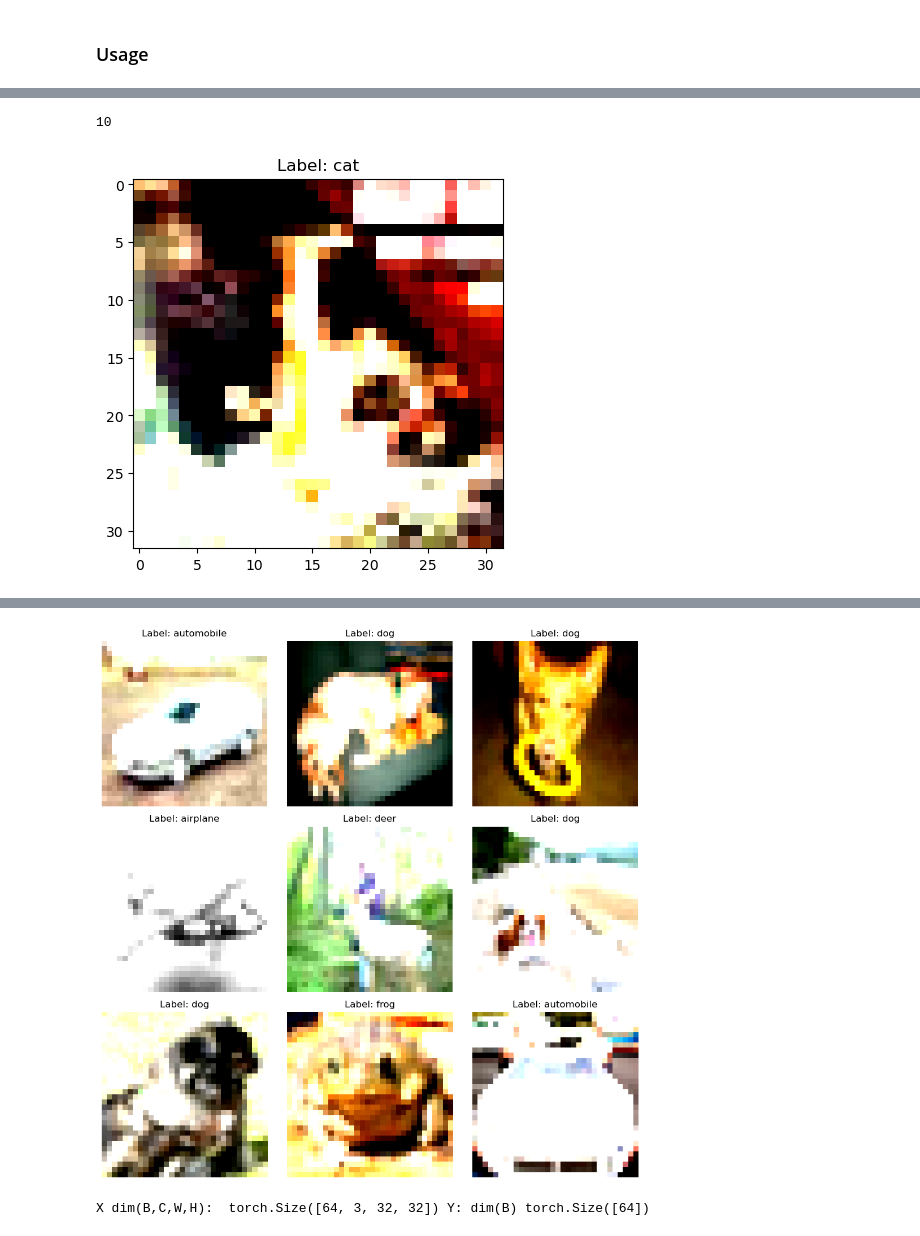
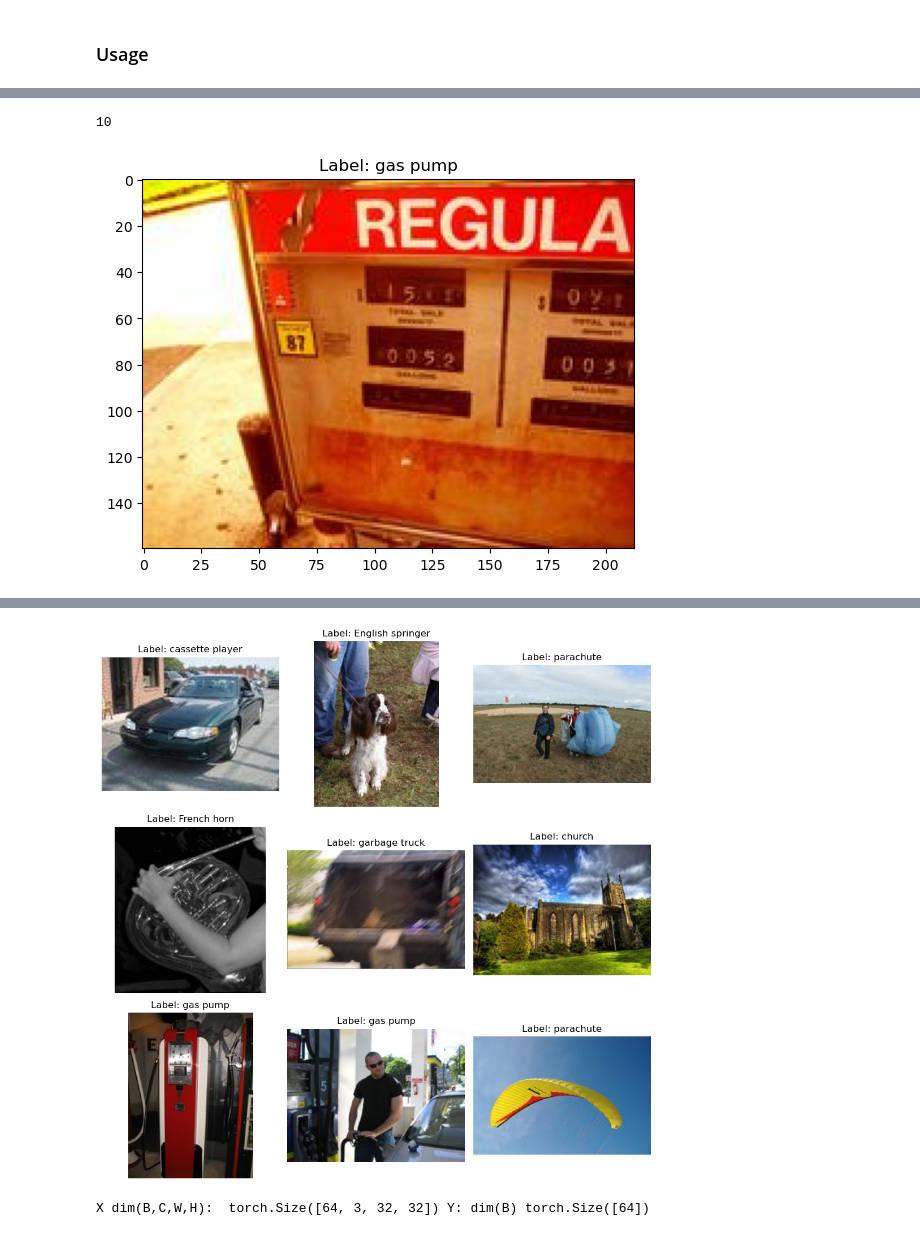
Before and after one commit to slegroux/nimrod, a Jupyter notebook: nbs/image.datasets.ipynb, the cells around one changed output, grey strips where cells are left out. Saved outputs shown, nothing was run; the diff lists cells and outputs as text; code cells hidden in the pictures.

Commit message:
add imagenette and *args to imagedataset; fix default normalization to None; update mnnist config with normalization factors instead

```diff
--- a/nbs/image.datasets.ipynb
+++ b/nbs/image.datasets.ipynb
@@ -223,27 +223,31 @@ class ImageDataset(ImagePlotMixin, Dataset):
     def __init__(
         self,
         name:str = "mnist",
+        *args,
         data_dir:Optional[str]='../data/image', # path where data is saved if None default to hugging face cache
-        train = True, # train or test dataset
+        split = 'train', # train or test dataset
         transforms:Optional[transforms.Compose]=transforms.Compose([
-                transforms.ToTensor(),
-                transforms.Normalize((0.1307,), (0.3081,))]),
-        streaming:bool = False # TODO: support and test streaming datasest
+                transforms.ToTensor()]), #,transforms.Normalize((0.1307,), (0.3081,))]),
+        streaming:bool = False, # TODO: support and test streaming datasest
+
     ):
 
-        logger.info(f"{name} Dataset: init")
         if data_dir is not None:
             os.makedirs(data_dir, exist_ok=True)
         super().__init__()
 
-        split = 'train' if train else 'test'
+        self.info = load_dataset_builder(name, *args)
+        if split not in self.info.info.splits:
+            raise ValueError(f"The specified split '{split}' does not exist in the dataset '{name}'. Available splits: {list(info.info.splits.keys())}")
 
         self.hf_ds = load_dataset(
             name,
+            *args,
             split=split,
             cache_dir=data_dir,
             download_mode='reuse_dataset_if_exists',
-            streaming=streaming
+            streaming=streaming,
+
         )
         if name == 'cifar10':
             self.images = self.hf_ds['img']
@@ -259,6 +263,10 @@ class ImageDataset(ImagePlotMixin, Dataset):
     @property
     def int2str(self):
         return self.hf_ds.features['label'].int2str
+
+    @property
+    def splits(self)->List[int]:
+        return self.info.info.splits.keys()
 
     def __len__(self) -> int: # length of dataset
         return len(self.images)
@@ -458,7 +495,7 @@ class ImageDataModule(ImagePlotMixin, DataModule, LightningDataModule):
 #| notest
 
 dm = ImageDataModule(
-    name = 'cifar10',
+    'frgfm/imagenette','160px',
     data_dir='../data/image',
     train_val_split=[0.8, 0.2],
     batch_size = 64,
@@ -487,2 +520,2 @@ WARNING:matplotlib.image:Clipping input data to the valid range for imshow with
 10
-[figure, old version]
+[figure, new version]
@@ -507,4 +522,4 @@ WARNING:matplotlib.image:Clipping input data to the valid range for imshow with
-[figure, old version]
+[figure, new version]
 # %%
 #| notest
 # access data batches via dataloader
```
Also changed, not shown: parts of 9 cells of this notebook, 2 other files.
